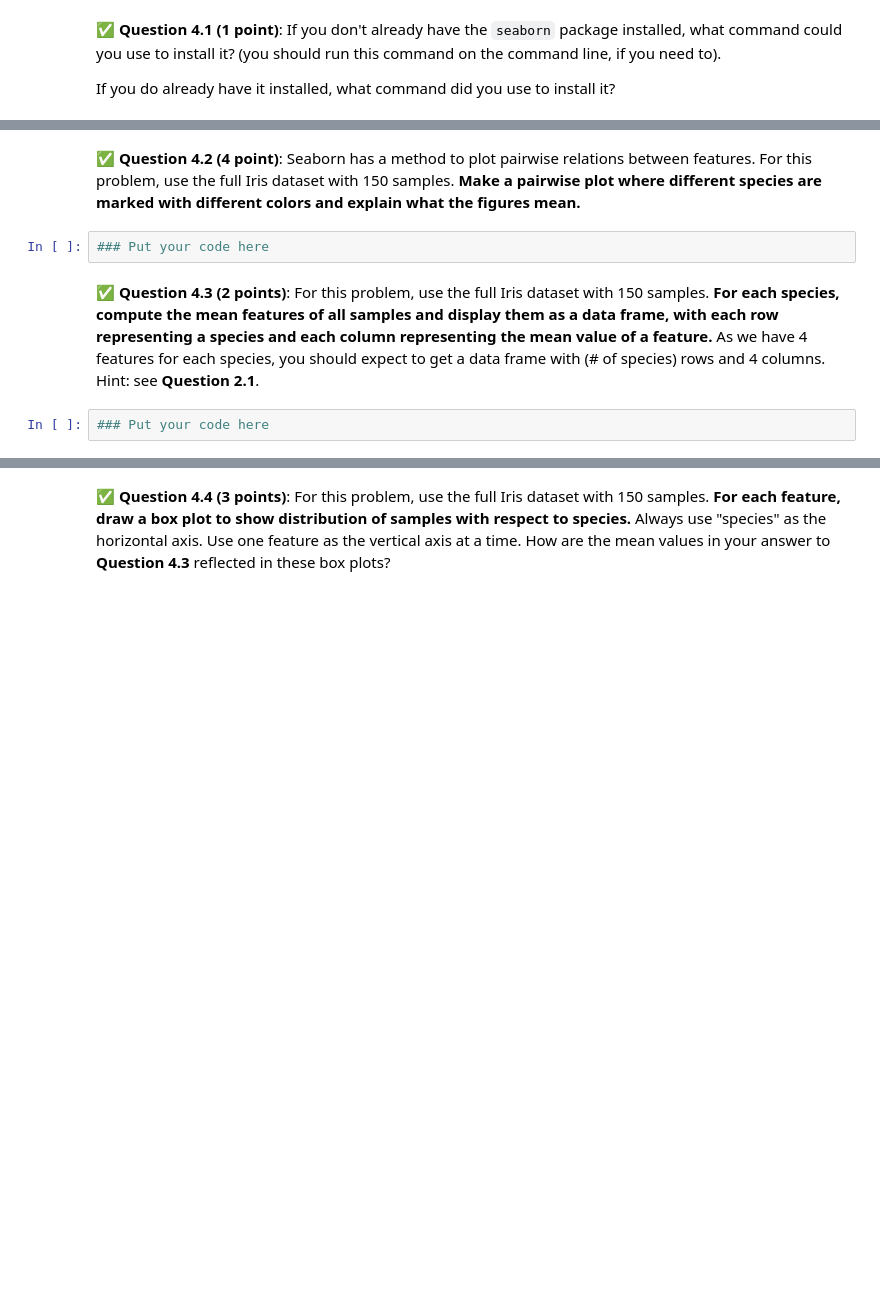
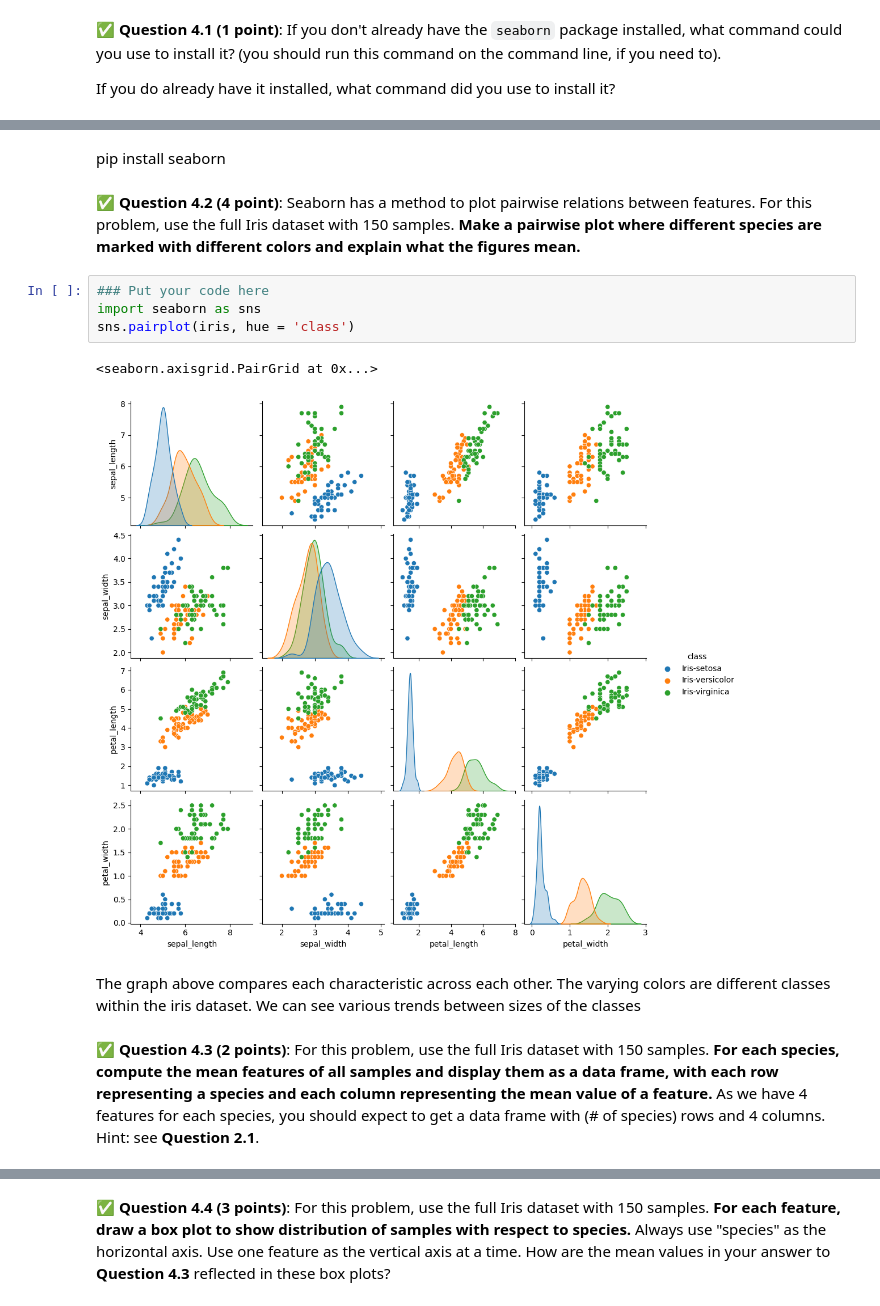
Before and after one commit to ethanfremder/CMSE202-f23-turnin, a Jupyter notebook: hw-01/HW-01_GitPracticeDebuggingPythonPackagesAndClasses-STUDENT.ipynb, the cells around one changed output, grey strips where cells are left out. Saved outputs shown, nothing was run; the diff lists cells and outputs as text; blank space fills up the shorter version.

```diff
--- a/hw-01/HW-01_GitPracticeDebuggingPythonPackagesAndClasses-STUDENT.ipynb
+++ b/hw-01/HW-01_GitPracticeDebuggingPythonPackagesAndClasses-STUDENT.ipynb
@@ -382,8 +395,15 @@ If you do already have it installed, what command did you use to install it?
+# %% [markdown]
+pip install seaborn
 # %% [markdown]
 &#9989; **Question 4.2 (4 point)**: Seaborn has a method to plot pairwise relations between features. For this problem, use the full Iris dataset with 150 samples. **Make a pairwise plot where different species are marked with different colors and explain what the figures mean.**
 # %%
 ### Put your code here
+import seaborn as sns
+sns.pairplot(iris, hue = 'class')
+# %% [output]
+<seaborn.axisgrid.PairGrid at 0x...>
+[figure, added]
+# %% [markdown]
+The graph above compares each characteristic across each other. The varying colors are different classes within the iris dataset. We can see various trends between sizes of the classes
 # %% [markdown]
 &#9989; **Question 4.3 (2 points)**: For this problem, use the full Iris dataset with 150 samples. **For each species, compute the mean features of all samples and display them as a data frame, with each row representing a species and each column representing the mean value of a feature.** As we have 4 features for each species, you should expect to get a data frame with (# of species) rows and 4 columns. Hint: see **Question 2.1**.
-# %%
-### Put your code here
```
Also changed, not shown: parts of 7 cells of this notebook.
